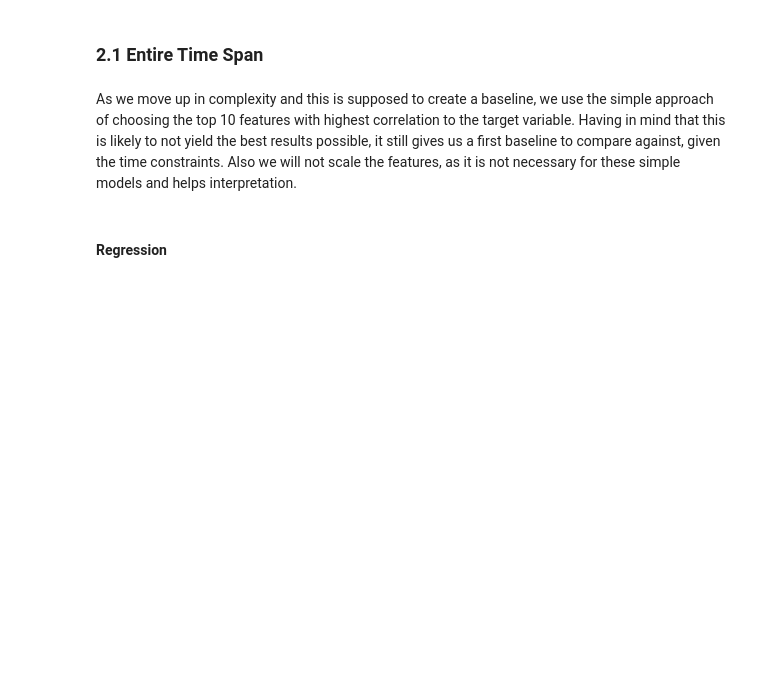
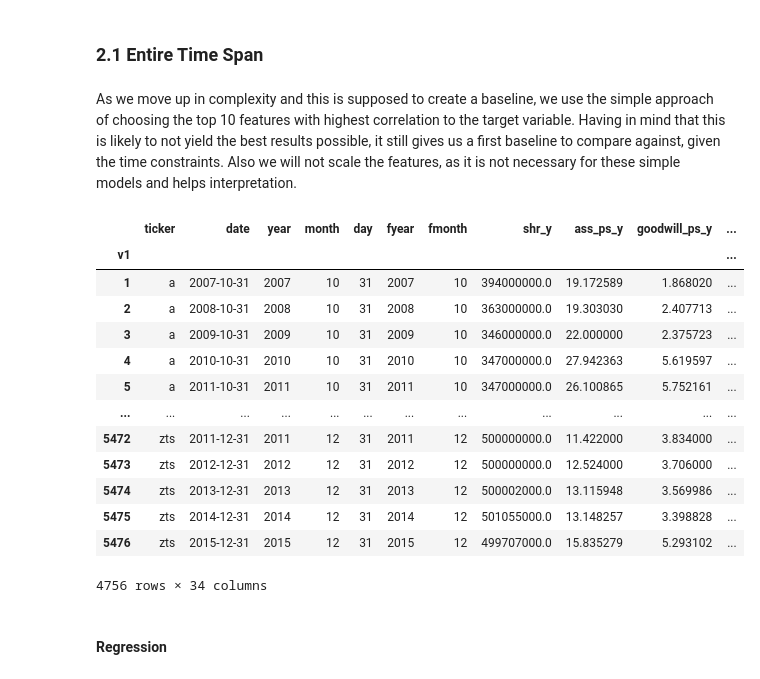
Before and after one commit to mauricebaier/rb_data_exercise, a Jupyter notebook: Assignment.ipynb, the cells around one changed output. Saved outputs shown, nothing was run; the diff lists cells and outputs as text; code cells hidden in the pictures; blank space fills up the shorter version.

```diff
--- a/Assignment.ipynb
+++ b/Assignment.ipynb
@@ -676,19 +680,38 @@ Also we will not scale the features, as it is not necessary for these simple mod
 # %%
 features_trad = [
     'eps_y',
     'fcf_ps_y',        # Free Cash Flow per share
     'inc_rea_ps_y',    # Realized Income per share
     'be_ps_y',         # Book Equity per share
     'marg_profit_y',   # Profit Margin
     'dps_y',           # Dividends per share
     'goodwill_ps_y',   # Goodwill per share
     'ass_ps_y',        # Assets per share
     'cf_inv_ps_y',     # Cash Flow from Investing per share
     'g_eps_y',         # Growth in EPS
 ]
 
 # Create the subset DataFrame
 sp500_winsorized_X = sp500_winsorized[sp500_winsorized['year'] < 2016]
+
+#sp500_winsorized_X = sp500_winsorized_X.drop(columns=['ticker', 'date', 'year', 'month', 'day', 'fyear', 'fmonth', 'shr_y', 'neg_eps', 'eps_y_forward', 'neg_eps_forward'])
+
+sp500_winsorized_X
+# %% [output]
+|  | ticker | date | year | month | day | fyear | fmonth | shr_y | ass_ps_y | goodwill_ps_y | ... |
+| v1 |  |  |  |  |  |  |  |  |  |  | ... |
+| 1 | a | 2007-10-31 | 2007 | 10 | 31 | 2007 | 10 | 394000000.0 | 19.172589 | 1.868020 | ... |
+| 2 | a | 2008-10-31 | 2008 | 10 | 31 | 2008 | 10 | 363000000.0 | 19.303030 | 2.407713 | ... |
+| 3 | a | 2009-10-31 | 2009 | 10 | 31 | 2009 | 10 | 346000000.0 | 22.000000 | 2.375723 | ... |
+| 4 | a | 2010-10-31 | 2010 | 10 | 31 | 2010 | 10 | 347000000.0 | 27.942363 | 5.619597 | ... |
+| 5 | a | 2011-10-31 | 2011 | 10 | 31 | 2011 | 10 | 347000000.0 | 26.100865 | 5.752161 | ... |
+| ... | ... | ... | ... | ... | ... | ... | ... | ... | ... | ... | ... |
+| 5472 | zts | 2011-12-31 | 2011 | 12 | 31 | 2011 | 12 | 500000000.0 | 11.422000 | 3.834000 | ... |
+| 5473 | zts | 2012-12-31 | 2012 | 12 | 31 | 2012 | 12 | 500000000.0 | 12.524000 | 3.706000 | ... |
+| 5474 | zts | 2013-12-31 | 2013 | 12 | 31 | 2013 | 12 | 500002000.0 | 13.115948 | 3.569986 | ... |
+| 5475 | zts | 2014-12-31 | 2014 | 12 | 31 | 2014 | 12 | 501055000.0 | 13.148257 | 3.398828 | ... |
+| 5476 | zts | 2015-12-31 | 2015 | 12 | 31 | 2015 | 12 | 499707000.0 | 15.835279 | 5.293102 | ... |
+4756 rows × 34 columns
 # %% [markdown]
 #### Regression
 # %%
```
Also changed, not shown: parts of 7 cells of this notebook.
